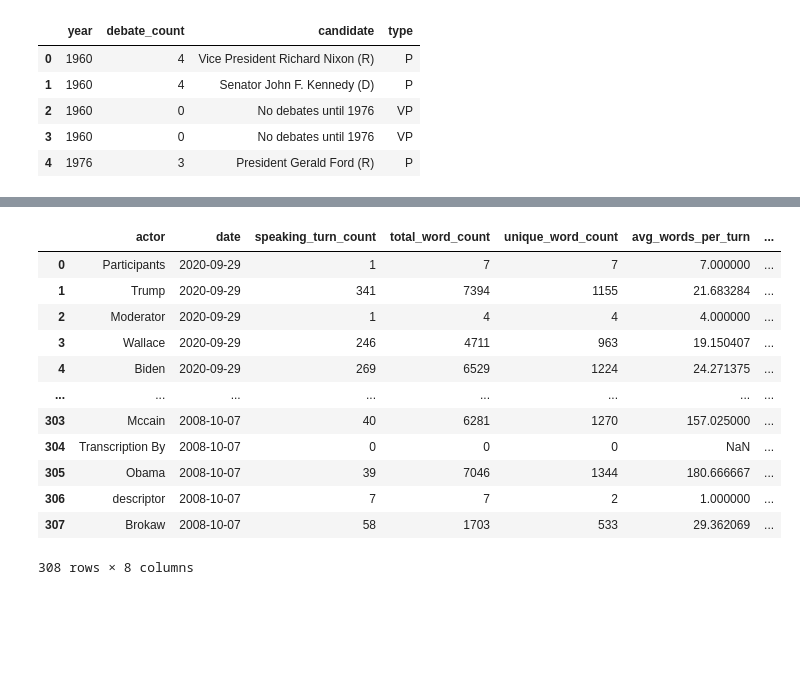
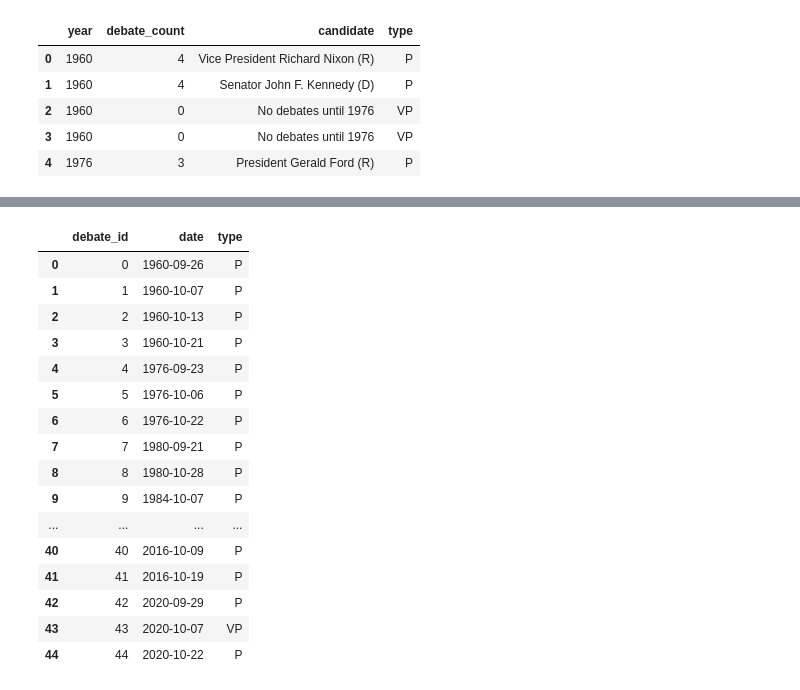
Before and after one commit to gdagger/US-Presidential-Debate-Dialogue-Analysis, a Jupyter notebook: data_exploration.ipynb, the cells around one changed output, grey strips where cells are left out. Drawn from its saved outputs; the diff is of its cells as text; code cells hidden in the pictures; blank space fills up the shorter version.

```diff
--- a/data_exploration.ipynb
+++ b/data_exploration.ipynb
@@ -450,16 +331,0 @@ for a in table.find_all('a')[13:62]:
-# %%
-debate_dialogue_df
-# %% [output]
-|  | actor | date | speaking_turn_count | total_word_count | unique_word_count | avg_words_per_turn | ... |
-| 0 | Participants | 2020-09-29 | 1 | 7 | 7 | 7.000000 | ... |
-| 1 | Trump | 2020-09-29 | 341 | 7394 | 1155 | 21.683284 | ... |
-| 2 | Moderator | 2020-09-29 | 1 | 4 | 4 | 4.000000 | ... |
-| 3 | Wallace | 2020-09-29 | 246 | 4711 | 963 | 19.150407 | ... |
-| 4 | Biden | 2020-09-29 | 269 | 6529 | 1224 | 24.271375 | ... |
-| ... | ... | ... | ... | ... | ... | ... | ... |
-| 303 | Mccain | 2008-10-07 | 40 | 6281 | 1270 | 157.025000 | ... |
-| 304 | Transcription By | 2008-10-07 | 0 | 0 | 0 | NaN | ... |
-| 305 | Obama | 2008-10-07 | 39 | 7046 | 1344 | 180.666667 | ... |
-| 306 | descriptor | 2008-10-07 | 7 | 7 | 2 | 1.000000 | ... |
-| 307 | Brokaw | 2008-10-07 | 58 | 1703 | 533 | 29.362069 | ... |
-308 rows × 8 columns
@@ -465,0 +349,31 @@ debate_dialogue_df
+# %%
+candidate_debates_df = pd.merge(candidates_df, debate_dialogue_df)
+
+
+debates = candidate_debates_df.groupby(['date', 'type'], as_index=False).sum()
+
+debates = debates.reset_index().rename(columns={'index':'debate_id'})
+
+debates = debates[['debate_id', 'date', 'type']]
+
+debates.to_csv('./Tables/debates.csv')
+
+debates
+# %% [output]
+|  | debate_id | date | type |
+| 0 | 0 | 1960-09-26 | P |
+| 1 | 1 | 1960-10-07 | P |
+| 2 | 2 | 1960-10-13 | P |
+| 3 | 3 | 1960-10-21 | P |
+| 4 | 4 | 1976-09-23 | P |
+| 5 | 5 | 1976-10-06 | P |
+| 6 | 6 | 1976-10-22 | P |
+| 7 | 7 | 1980-09-21 | P |
+| 8 | 8 | 1980-10-28 | P |
+| 9 | 9 | 1984-10-07 | P |
+| ... | ... | ... | ... |
+| 40 | 40 | 2016-10-09 | P |
+| 41 | 41 | 2016-10-19 | P |
+| 42 | 42 | 2020-09-29 | P |
+| 43 | 43 | 2020-10-07 | VP |
+| 44 | 44 | 2020-10-22 | P |
```
Also changed, not shown: parts of 27 cells of this notebook, 4 other files.
